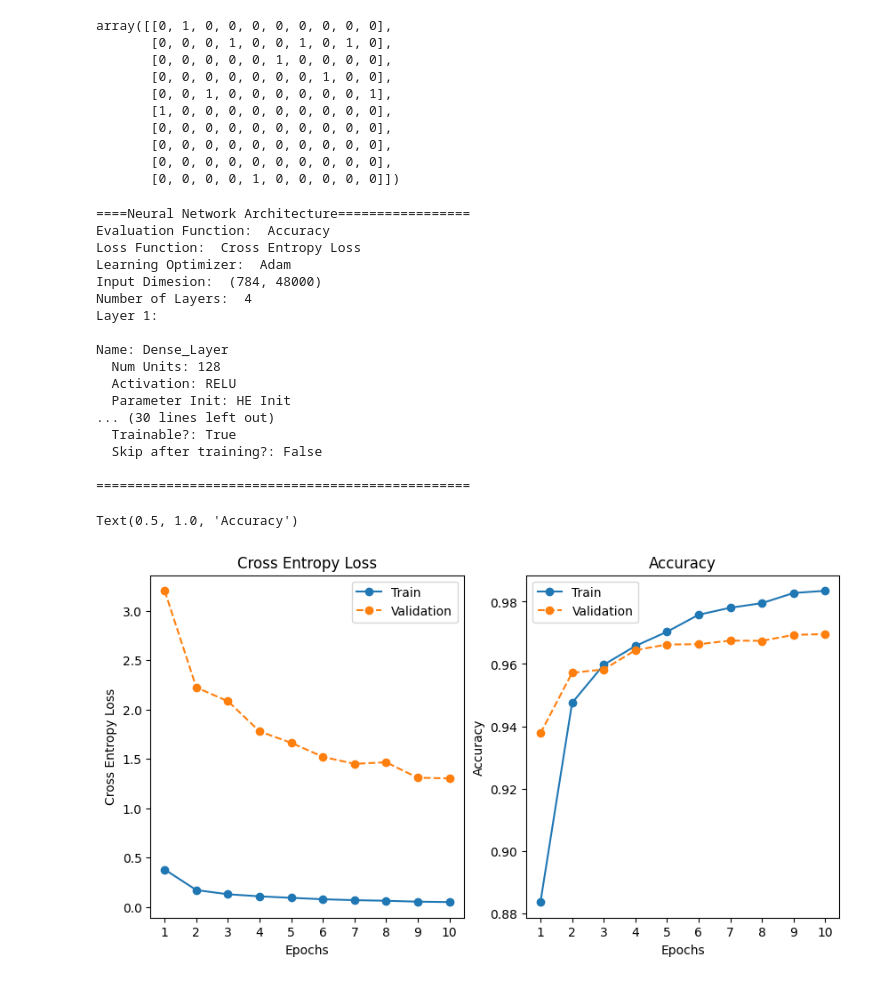
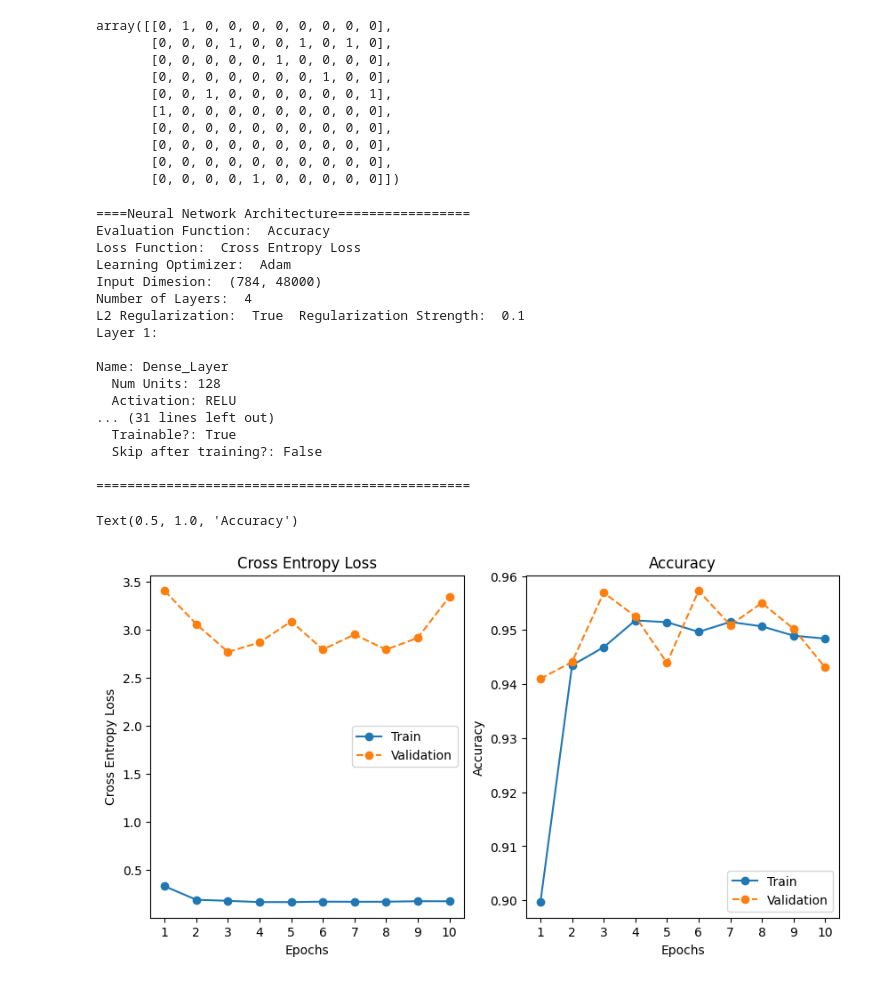
Before and after one commit to Hawlll/Hancoded_MLAlgos, a Jupyter notebook: NeuralNetwork.ipynb, the cells around one changed output. Cells and saved outputs as stored; diff of their text form; code cells hidden in the pictures.

Commit message:
Implemented L2 Regularization.

```diff
--- a/NeuralNetwork.ipynb
+++ b/NeuralNetwork.ipynb
@@ -8,7 +8,6 @@ from tensorflow.keras.datasets import mnist
 
 from tqdm import tqdm
 # %%
-from os import preadv
 class InitStrategy:
 
   def __init__(self, init_func, name=""):
@@ -94,7 +93,7 @@ class MomentumLearningOptimizer(LearningOptimizer):
     self.past_grads[ind][0] = new_grad_W
     self.past_grads[ind][1] = new_grad_b
 
-    return new_grad_W, new_grad_b
+    return -new_grad_W, -new_grad_b
 
 class AdaGradLearningOptimizer(LearningOptimizer):
 
@@ -318,7 +317,7 @@ class DropoutLayer(Layer):
 
     super().__init__(True, False, "Dropout_Layer", True)
     self.drop_rate = drop_rate
-    self.scale=True
+    self.scale=scale
 
   def feed(self, inputs, is_training=True):
 
@@ -393,7 +392,7 @@ class BatchNormalization(Layer):
 
 class NeuralNetwork:
 
-  def __init__(self, layers, input_dim=None, opt=None, loss_func=None, eval_func=None):
+  def __init__(self, layers, input_dim=None, opt=None, loss_func=None, eval_func=None, use_l2=False, l2_reg=None):
 
     self.layers = layers
     self.trainable_layers = [lyr for lyr in layers if lyr.is_trainable]
@@ -401,6 +400,8 @@ class NeuralNetwork:
     self.eval_func = eval_func
     self.input_dim = input_dim
     self.opt = opt
+    self.use_l2 = use_l2
+    self.l2_reg = l2_reg
 
     prev_dim = input_dim[0]
 
@@ -419,6 +420,7 @@ class NeuralNetwork:
     print("Learning Optimizer: ",self.opt.name)
     print("Input Dimesion: ",self.input_dim)
     print("Number of Layers: ",len(self.layers))
+    print("L2 Regularization: ",self.use_l2, " Regularization Strength: ",self.l2_reg)
 
     for i, layer in enumerate(self.layers):
 
@@ -521,6 +523,18 @@ class NeuralNetwork:
 
       if self.layers[i].is_trainable:
 
+          if self.use_l2:
+
+            if self.opt.name == "Adam":
+
+              self.layers[i].W -= self.opt.lr * self.l2_reg * self.layers[i].W
+              self.layers[i].b -= self.opt.lr * self.l2_reg * self.layers[i].b
+
+            else:
+
+              gradients[i][0] += self.l2_reg * self.layers[i].W
+              gradients[i][1] += self.l2_reg * self.layers[i].b
+
           grad_W, grad_b = self.opt.get_grads(gradients, i, epoch)
 
           self.layers[i].W += grad_W
@@ -740,7 +754,7 @@ complex_sequence = [
     DenseLayer(10, activation_func=soft_actv, is_output=True, init_strat=he_init_strat),
 ]
 
-nn = NeuralNetwork(simple_sequence, eval_func=acc_eval, loss_func=cross_eval, input_dim=x_train.shape, opt=adam_opt)
+nn = NeuralNetwork(simple_sequence, eval_func=acc_eval, loss_func=cross_eval, input_dim=x_train.shape, opt=adam_opt, use_l2=True, l2_reg=0.1)
 nn.get_architecture()
 
 
@@ -761,36 +775,36 @@ plt.xticks(epochs)
 plt.legend()
 plt.xlabel("Epochs")
 plt.ylabel(nn.loss_func.name)
 plt.title(nn.loss_func.name)
 
 fig.add_subplot(1, 2, 2)
 plt.plot(epochs, train_accs, label='Train', marker='o')
 plt.plot(epochs, val_accs, label='Validation', marker='o', linestyle='--')
 plt.xticks(epochs)
 plt.legend()
 plt.xlabel('Epochs')
 plt.ylabel(nn.eval_func.name)
 plt.title(nn.eval_func.name)
 # %% [output]
 ====Neural Network Architecture=================
 Evaluation Function:  Accuracy
 Loss Function:  Cross Entropy Loss
 Learning Optimizer:  Adam
 Input Dimesion:  (784, 48000)
 Number of Layers:  4
+L2 Regularization:  True  Regularization Strength:  0.1
 Layer 1:
 
 Name: Dense_Layer
   Num Units: 128
   Activation: RELU
-  Parameter Init: HE Init
-... (30 lines left out)
+... (31 lines left out)
   Trainable?: True
   Skip after training?: False
 
 ================================================
 Text(0.5, 1.0, 'Accuracy')
-[figure, old version]
+[figure, new version]
 # %%
 dead_relu_prop = []
 
```
Also changed, not shown: parts of 4 cells of this notebook.
